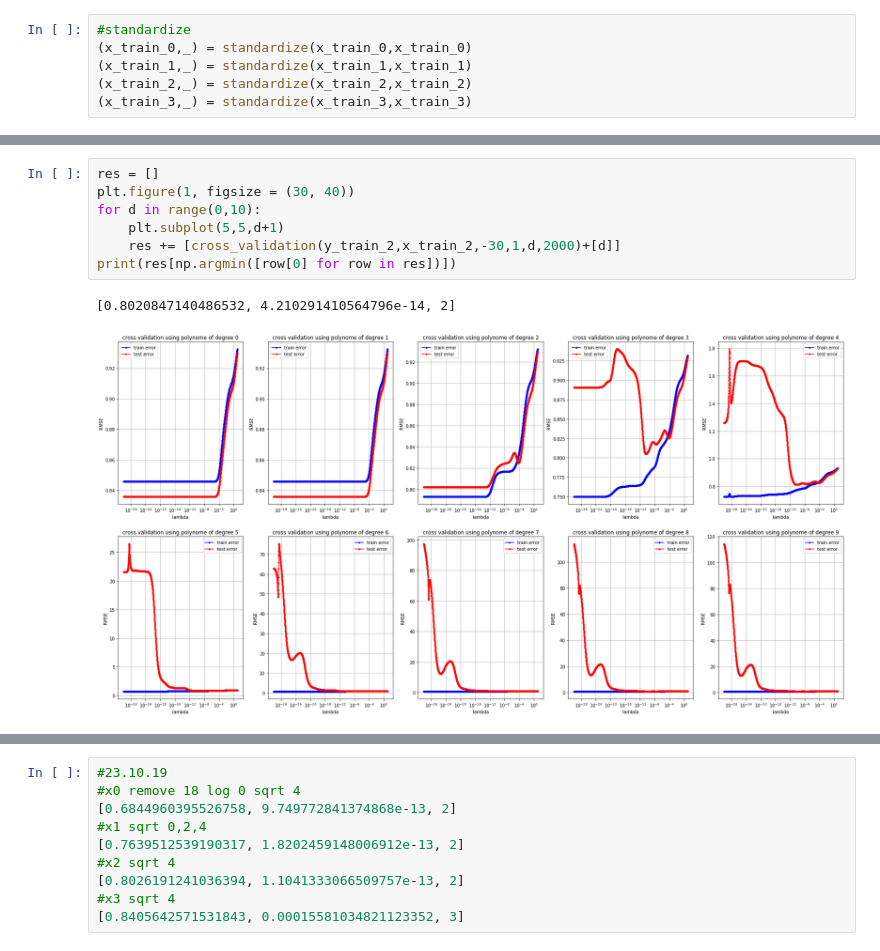
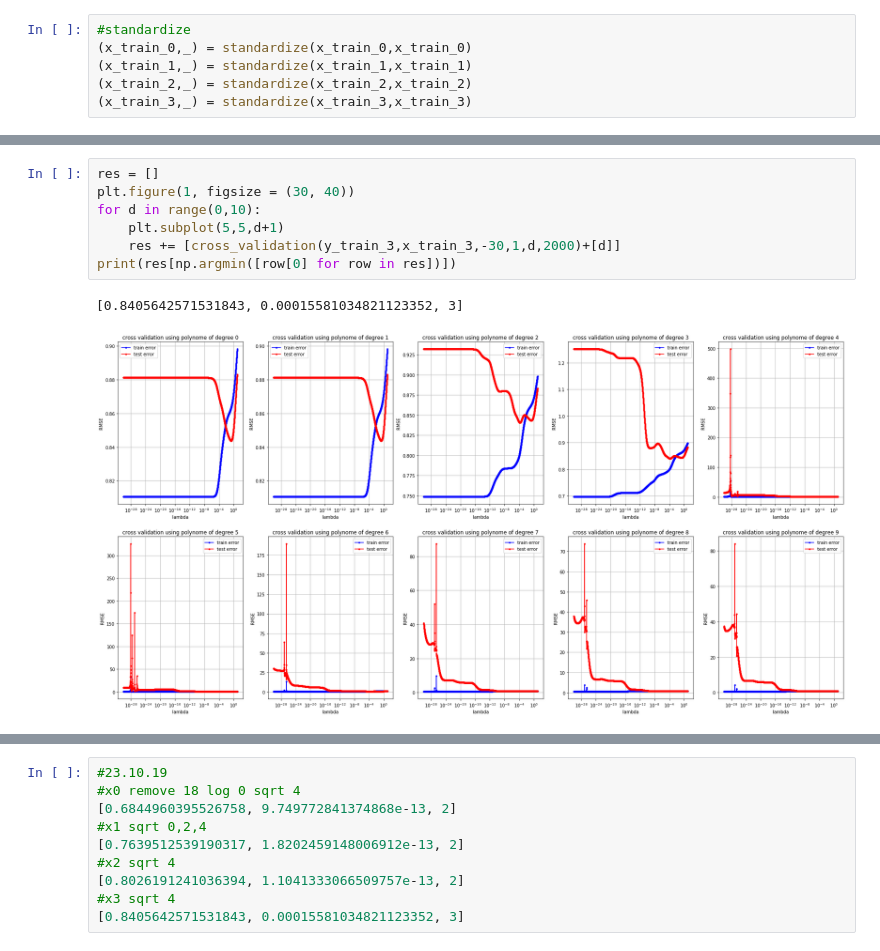
Before and after one commit to AntB95/ML, a Jupyter notebook: Project 1/Project_1_clean.ipynb, the cells around one changed output, grey strips where cells are left out. Drawn from its saved outputs; the diff is of its cells as text.

```diff
--- a/Project 1/Project_1_clean.ipynb
+++ b/Project 1/Project_1_clean.ipynb
@@ -185,10 +197,10 @@ for k in range(0,df.shape[1]):
 # %%
 res = []
 plt.figure(1, figsize = (30, 40))
 for d in range(0,10):
     plt.subplot(5,5,d+1)
-    res += [cross_validation(y_train_2,x_train_2,-30,1,d,2000)+[d]]
+    res += [cross_validation(y_train_3,x_train_3,-30,1,d,2000)+[d]]
 print(res[np.argmin([row[0] for row in res])])
 # %% [output]
-[0.8020847140486532, 4.210291410564796e-14, 2]
+[0.8405642571531843, 0.00015581034821123352, 3]
-[figure, old version]
+[figure, new version]
```
Also changed, not shown: parts of 6 cells of this notebook, 1 other file.
